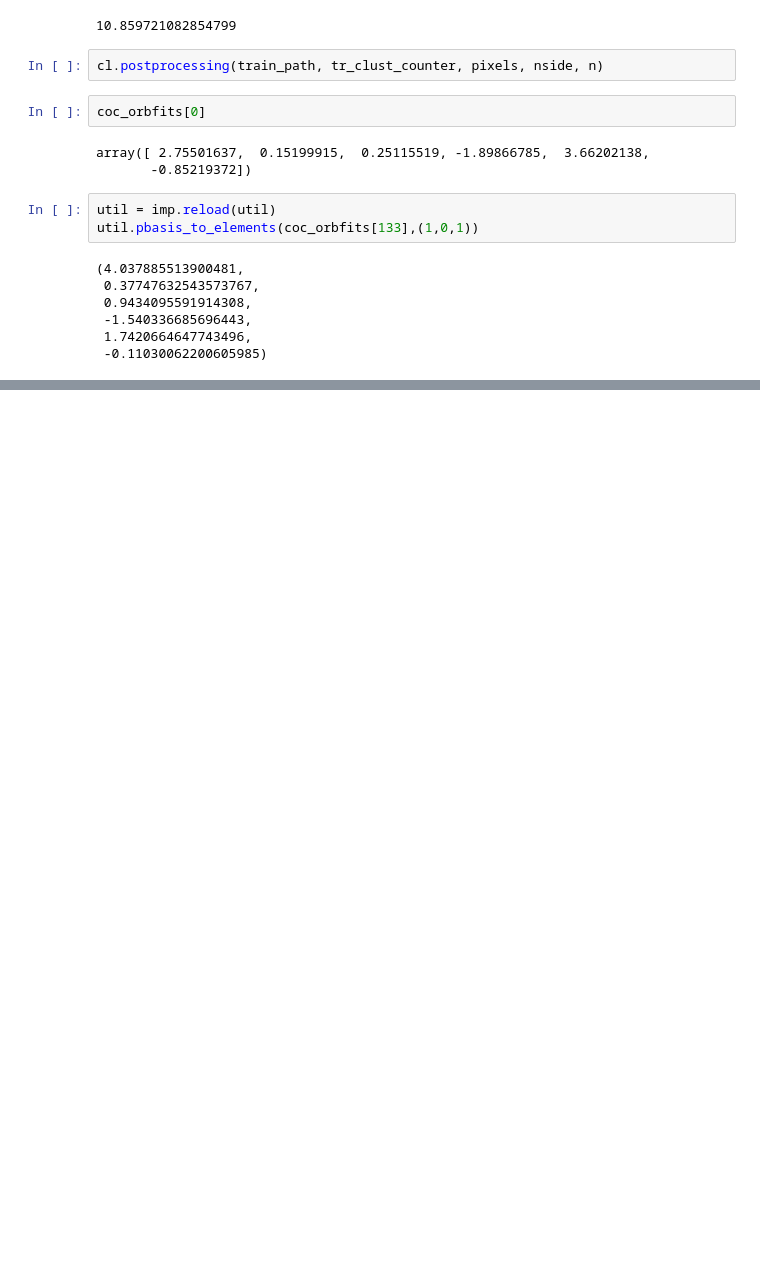
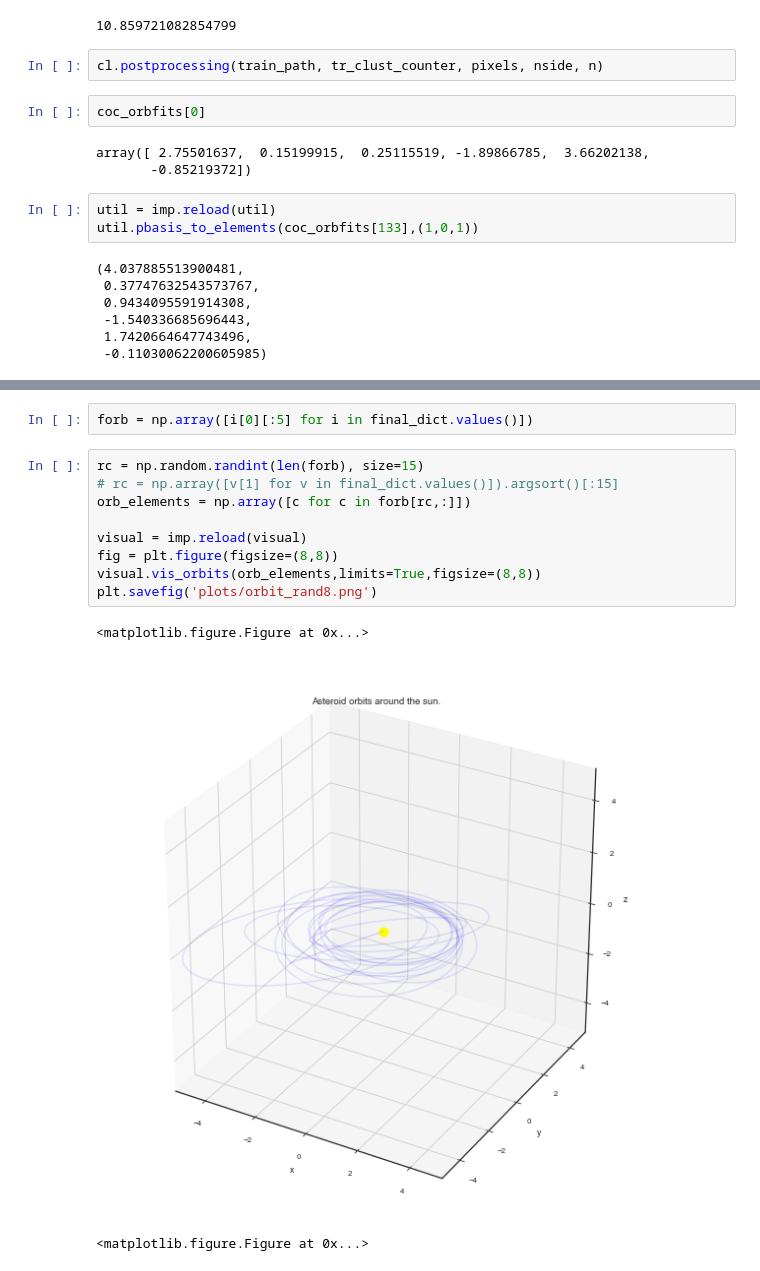
Before and after one commit to pblankley/itf_linking, a Jupyter notebook: linkitf/orbit_fitting.ipynb, the cells around one changed output, grey strips where cells are left out. Saved outputs shown, nothing was run; the diff lists cells and outputs as text; blank space fills up the shorter version.

```diff
--- a/linkitf/orbit_fitting.ipynb
+++ b/linkitf/orbit_fitting.ipynb
@@ -617,0 +795,15 @@ visual.vis_orbits(orb_elements,limits=True)
+# %%
+forb = np.array([i[0][:5] for i in final_dict.values()])
+# %%
+rc = np.random.randint(len(forb), size=15)
+# rc = np.array([v[1] for v in final_dict.values()]).argsort()[:15]
+orb_elements = np.array([c for c in forb[rc,:]])
+
+visual = imp.reload(visual)
+fig = plt.figure(figsize=(8,8))
+visual.vis_orbits(orb_elements,limits=True,figsize=(8,8))
+plt.savefig('plots/orbit_rand8.png')
+# %% [output]
+<matplotlib.figure.Figure at 0x...>
+[figure, added]
+<matplotlib.figure.Figure at 0x...>
```
Also changed, not shown: parts of 20 cells of this notebook, 18 other files.
